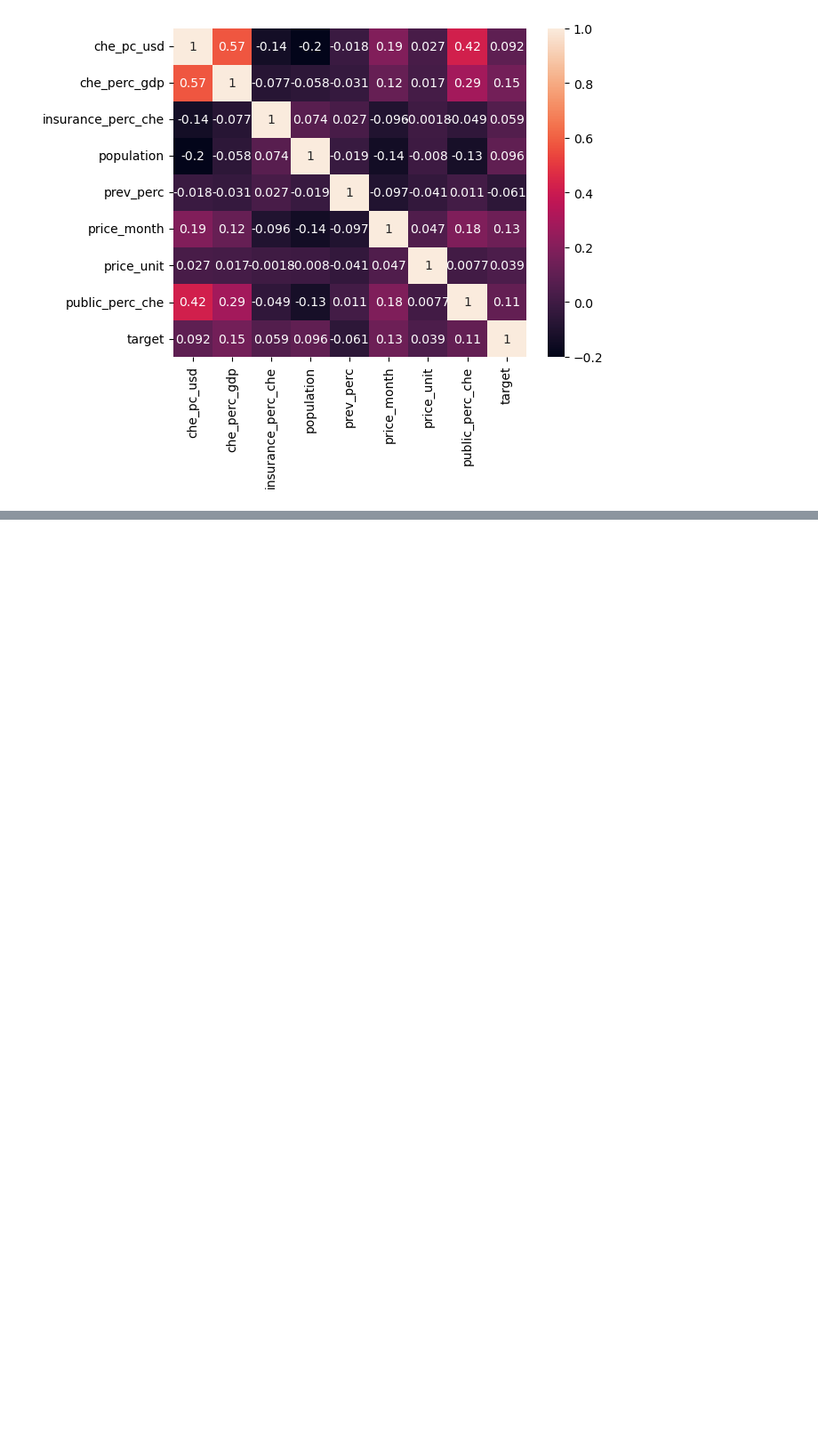
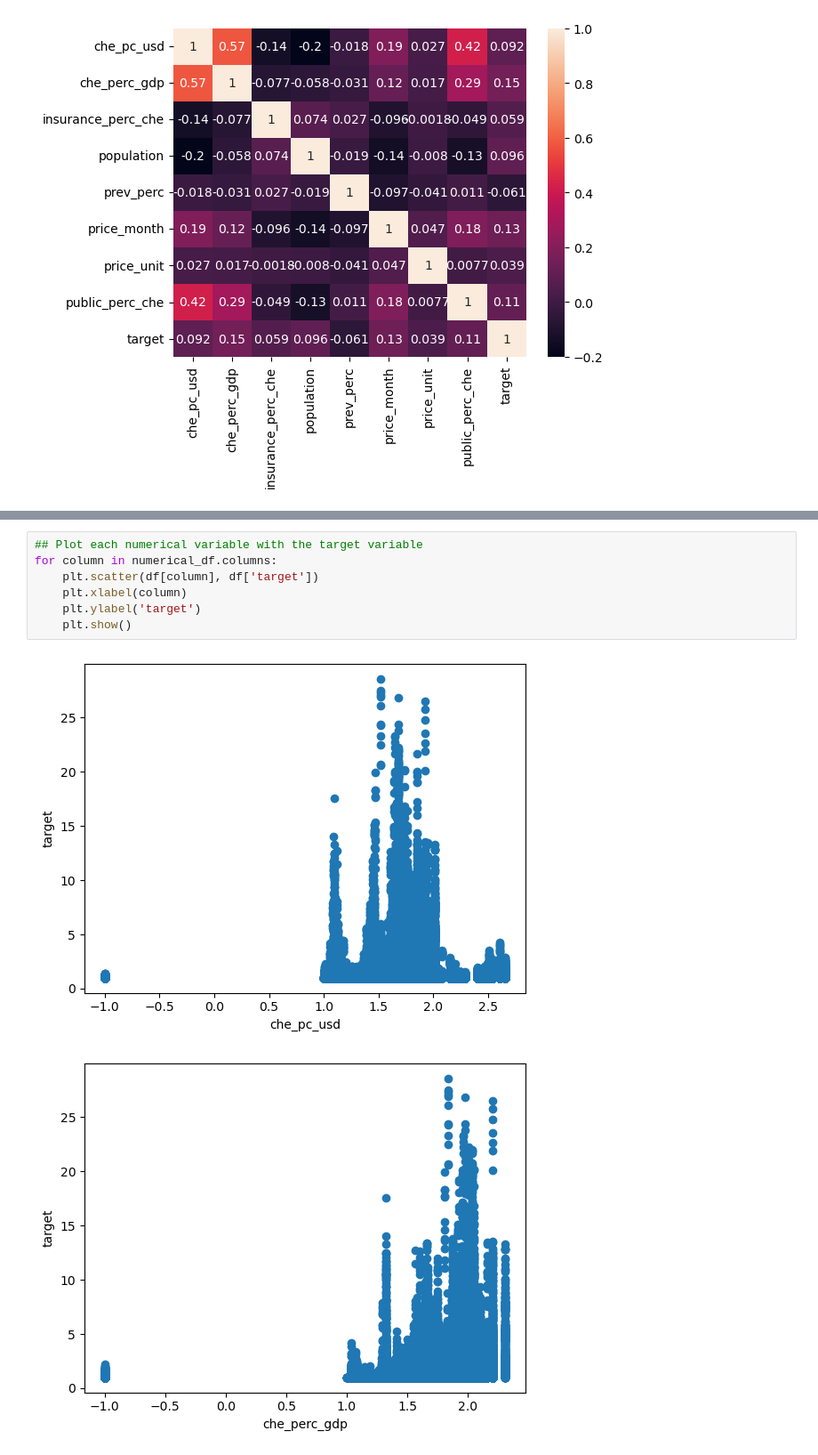
Before and after one commit to Mataas18/Datathon_Team20, a Jupyter notebook: Analysis.ipynb, the cells around one changed output, grey strips where cells are left out. Shown at 89% size. Drawn from its saved outputs; the diff is of its cells as text; blank space fills up the shorter version.

```diff
--- a/Analysis.ipynb
+++ b/Analysis.ipynb
@@ -72,0 +94,10 @@ plt.show()
+# %%
+## Plot each numerical variable with the target variable
+for column in numerical_df.columns:
+    plt.scatter(df[column], df['target'])
+    plt.xlabel(column)
+    plt.ylabel('target')
+    plt.show()
+# %% [output]
+[figure, added]
+[figure, added]
```
Also changed, not shown: parts of 3 cells of this notebook.
